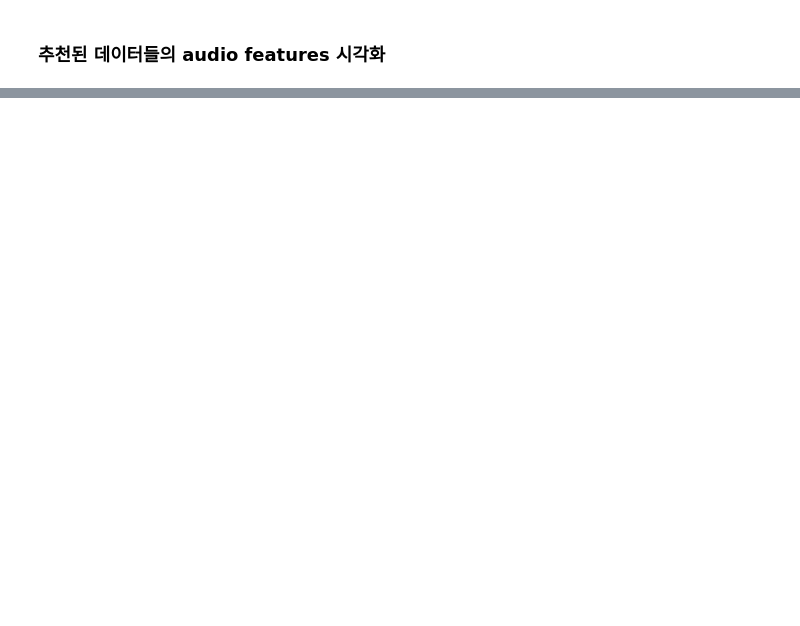
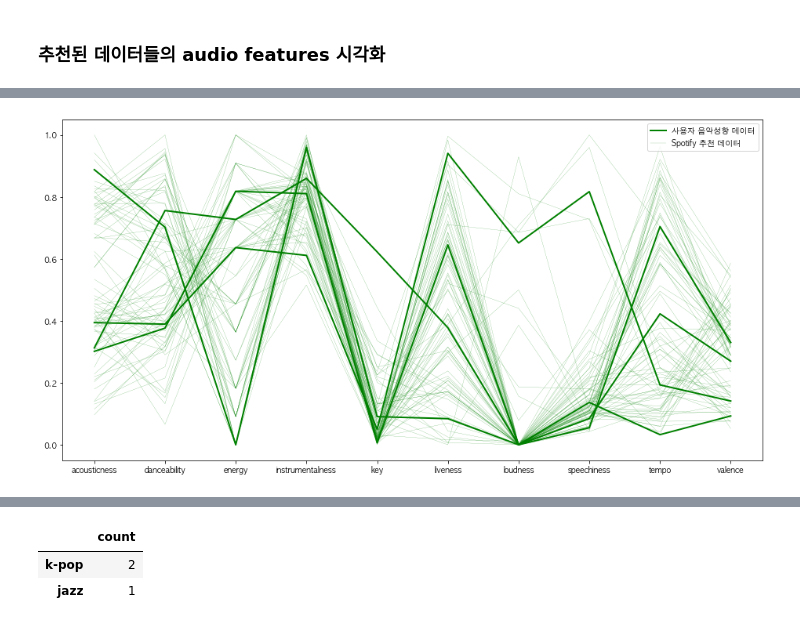
Before and after one commit to formegusto/research-muletter, a Jupyter notebook: pt1. MuLetter Service Researching.ipynb, the cells around one changed output, grey strips where cells are left out. Cells and saved outputs as stored; diff of their text form; code cells hidden in the pictures; blank space fills up the shorter version.

```diff
--- a/pt1. MuLetter Service Researching.ipynb
+++ b/pt1. MuLetter Service Researching.ipynb
@@ -100,0 +94,2 @@ plt.show()
+# %%
+_filtering_music_list = dp.music_filtering(sel_tracks, kmeans)
@@ -100,0 +100,9 @@ plt.show()
+# %%
+filter_music = norm_features.set_index("id").loc[_filtering_music_list].reset_index()
+reco_musics = [_ in _filtering_music_list for _ in recos['id']]
+recos[reco_musics]
+
+utils.visual_norm_data(sel_tracks, filter_music)
+recos.head()
+# %% [output]
+[figure, added]
@@ -100,0 +115,6 @@ plt.show()
+# %%
+genres
+# %% [output]
+|  | count |
+| k-pop | 2 |
+| jazz | 1 |
```
Also changed, not shown: parts of 13 cells of this notebook, 7 other files.
